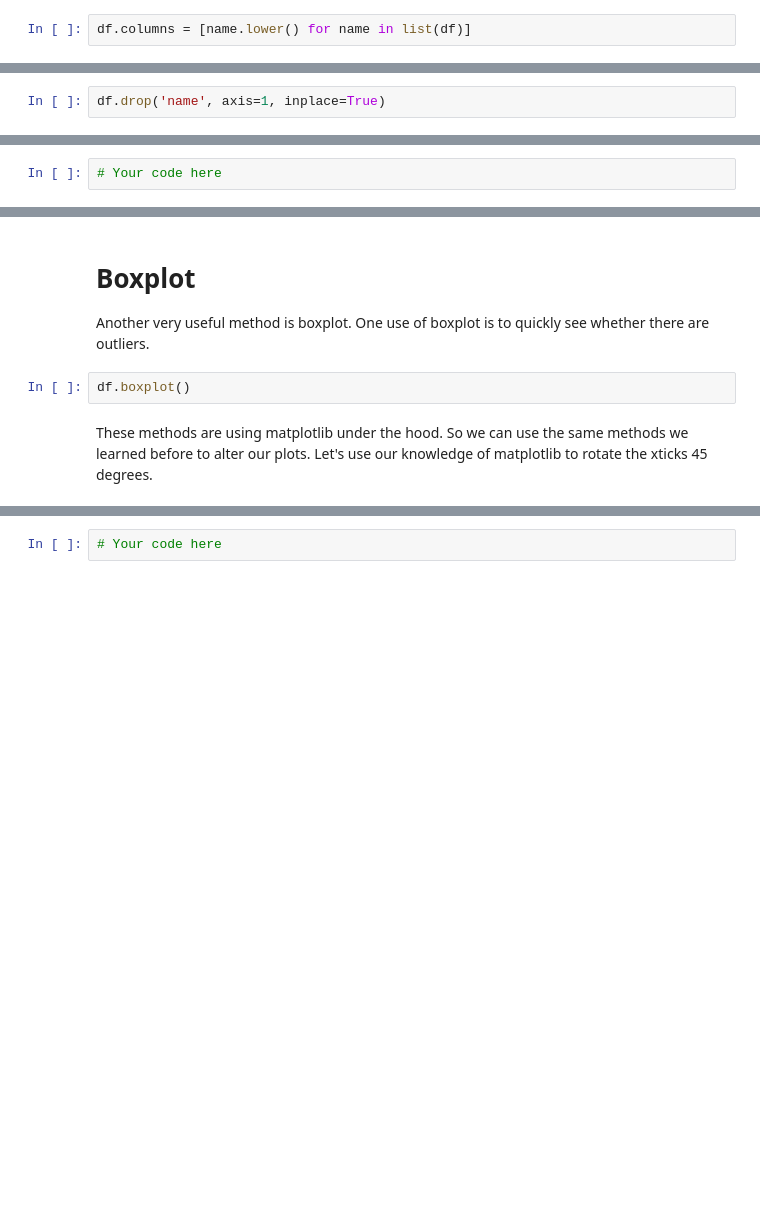
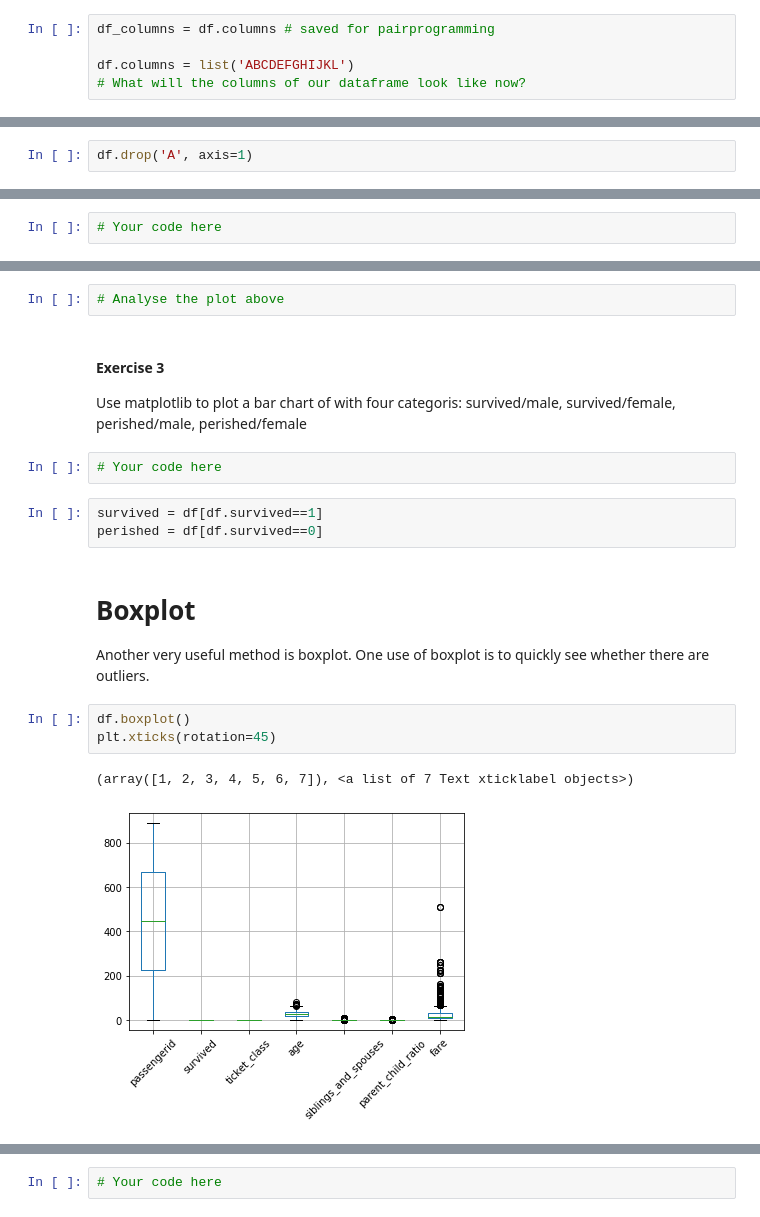
Before and after one commit to lecritch/pandas1_seattle-chicago-ds, a Jupyter notebook: pandas_intro_continued.ipynb, the cells around one changed output, grey strips where cells are left out. Saved outputs shown, nothing was run; the diff lists cells and outputs as text; blank space fills up the shorter version.

```diff
--- a/pandas_intro_continued.ipynb
+++ b/pandas_intro_continued.ipynb
@@ -79,8 +142,11 @@ df.head()
 # %% [markdown]
 We can also interact directly with the .columns attribute
-# %%
-df.columns = [name.lower() for name in list(df)]
+# %%
+df_columns = df.columns # saved for pairprogramming
+
+df.columns = list('ABCDEFGHIJKL')
+# What will the columns of our dataframe look like now?
 # %% [markdown]
 If we find a column is not useful, we can drop columns with the drop method.
 # %%
-df.drop('name', axis=1, inplace=True)
+df.drop('A', axis=1)
@@ -194,8 +454,20 @@ df.hist(figsize=(10,10));
+# %%
+# Analyse the plot above
+# %% [markdown]
+#### Exercise 3
+Use matplotlib to plot a bar chart of with four categoris: survived/male, survived/female, perished/male, perished/female
+# %%
+# Your code here
+# %%
+survived = df[df.survived==1]
+perished = df[df.survived==0]
 # %% [markdown]
 # Boxplot
 
 Another very useful method is boxplot.  One use of boxplot is to quickly see whether there are outliers.
 # %%
 df.boxplot()
+plt.xticks(rotation=45)
+# %% [output]
+(array([1, 2, 3, 4, 5, 6, 7]), <a list of 7 Text xticklabel objects>)
+[figure, added]
-# %% [markdown]
-These methods are using matplotlib under the hood.  So we can use the same methods we learned before to alter our plots.  Let's use our knowledge of matplotlib to rotate the xticks 45 degrees.
```
Also changed, not shown: parts of 56 cells of this notebook.
